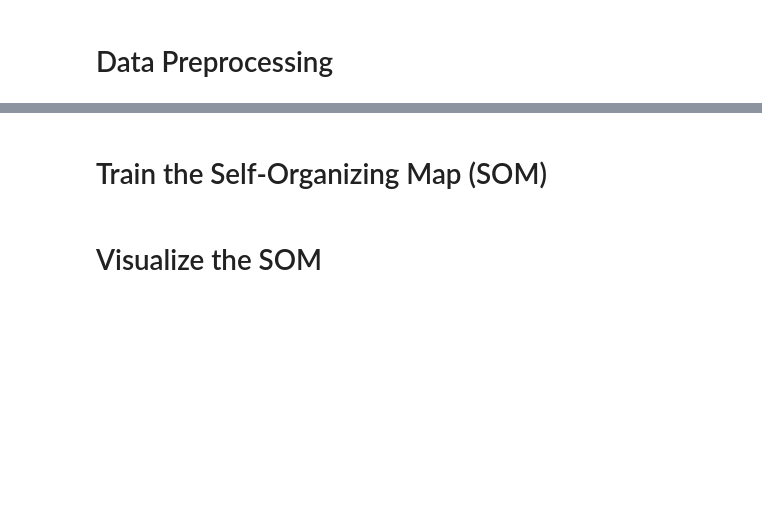
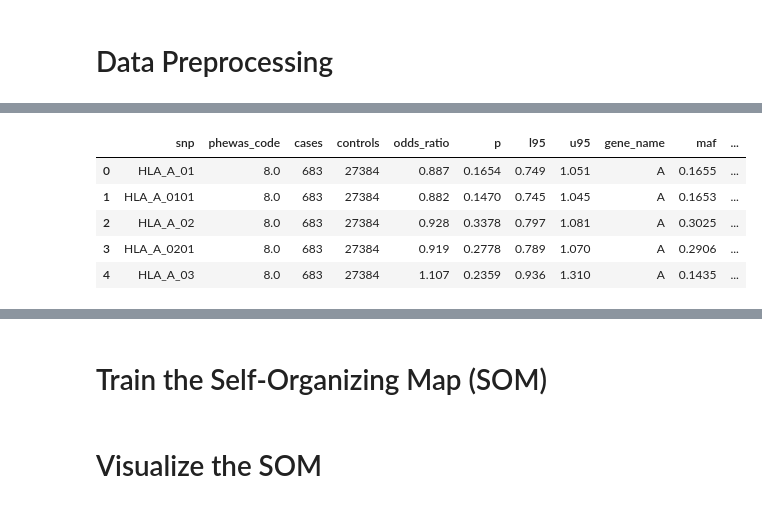
Before and after one commit to tnaccarato/Vis-PheWAS, a Jupyter notebook: SOM.ipynb, the cells around one changed output, grey strips where cells are left out. Drawn from its saved outputs; the diff is of its cells as text; code cells hidden in the pictures; blank space fills up the shorter version.

```diff
--- a/SOM.ipynb
+++ b/SOM.ipynb
@@ -227,8 +200,0 @@ dtype: int64
-# %%
-# Encode HLA alleles using binary encoding from category_encoders
-encoder = ce.BinaryEncoder(cols=['snp'])
-data = encoder.fit_transform(data)
-data.head()
-
-# Check the shape of the data
-data.shape
@@ -237,16 +200,0 @@ data.shape
-# %%
-# Encode other categorical columns using one-hot encoding
-data = pd.get_dummies(data, columns=['category_string'])
-data = pd.get_dummies(data, columns=['gene_name'])
-
-# Combine a1 and a2 columns
-data['a1_a2'] = data['a1'] + data['a2']
-data = data.drop(['a1', 'a2'], axis=1)
-
-# Encode a1_a2 column using one-hot encoding
-data = pd.get_dummies(data, columns=['a1_a2'])
-
-
-data.head()
-
-data.shape
@@ -271,0 +211,16 @@ data_scaled.head()
+# %%
+# Copy the data to a new variable to preserve the original data
+cleaned_data = data.copy()
+
+# Drop unnecessary columns - phewas_string, category_string
+cleaned_data = cleaned_data.drop(['phewas_string', 'category_string'], axis=1)
+
+# Display the first few rows of the cleaned data
+cleaned_data.head()
+# %% [output]
+|  | snp | phewas_code | cases | controls | odds_ratio | p | l95 | u95 | gene_name | maf | ... |
+| 0 | HLA_A_01 | 8.0 | 683 | 27384 | 0.887 | 0.1654 | 0.749 | 1.051 | A | 0.1655 | ... |
+| 1 | HLA_A_0101 | 8.0 | 683 | 27384 | 0.882 | 0.1470 | 0.745 | 1.045 | A | 0.1653 | ... |
+| 2 | HLA_A_02 | 8.0 | 683 | 27384 | 0.928 | 0.3378 | 0.797 | 1.081 | A | 0.3025 | ... |
+| 3 | HLA_A_0201 | 8.0 | 683 | 27384 | 0.919 | 0.2778 | 0.789 | 1.070 | A | 0.2906 | ... |
+| 4 | HLA_A_03 | 8.0 | 683 | 27384 | 1.107 | 0.2359 | 0.936 | 1.310 | A | 0.1435 | ... |
```
Also changed, not shown: parts of 15 cells of this notebook.
